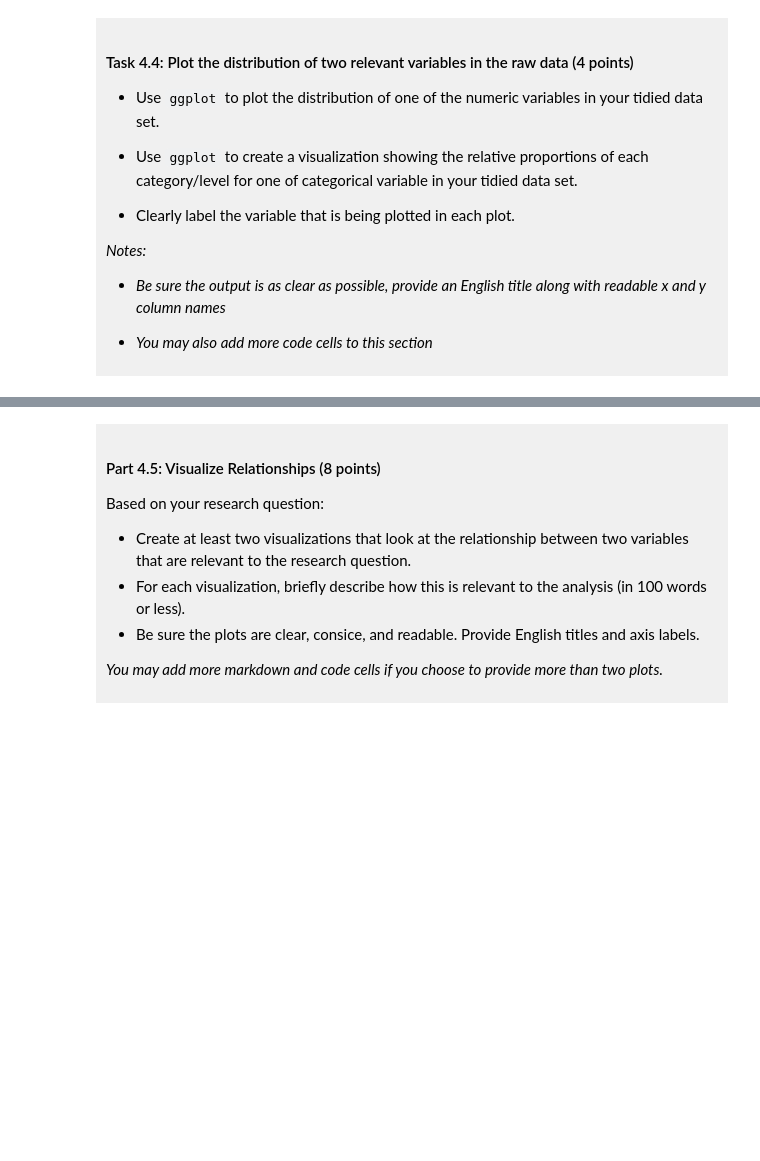
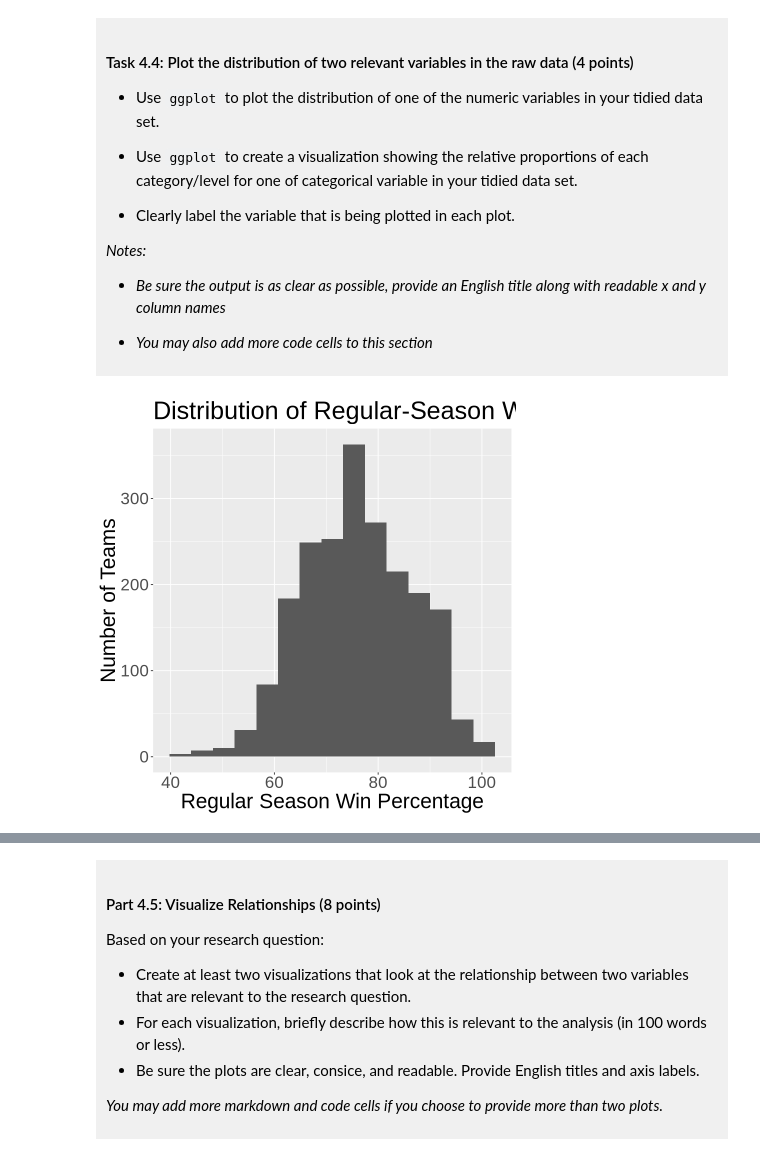
Before and after one commit to pliang22/dsci-100-project-phoebe-liang, a Jupyter notebook: dsci-100-project-notebook.ipynb, the cells around one changed output, grey strips where cells are left out. Cells and saved outputs as stored; diff of their text form; code cells hidden in the pictures; blank space fills up the shorter version.

```diff
--- a/dsci-100-project-notebook.ipynb
+++ b/dsci-100-project-notebook.ipynb
@@ -301,5 +335,12 @@ You will refine your research question (if needed) and produce a tidy data set.
 
 </div>
 # %%
-### EDIT THIS CODE CELL FOR PLOT 1 ###
+tidy_data|>
+    ggplot(aes(x = reg_wins_pct)) +
+    geom_histogram(bins = 15) +
+    labs(title = "Distribution of Regular-Season Win Percentage",
+    x = "Regular Season Win Percentage", y = "Number of Teams") +
+    theme(text = element_text(size = 25))
+# %% [output]
+[figure, added]
 # %%
```
Also changed, not shown: parts of 10 cells of this notebook.
